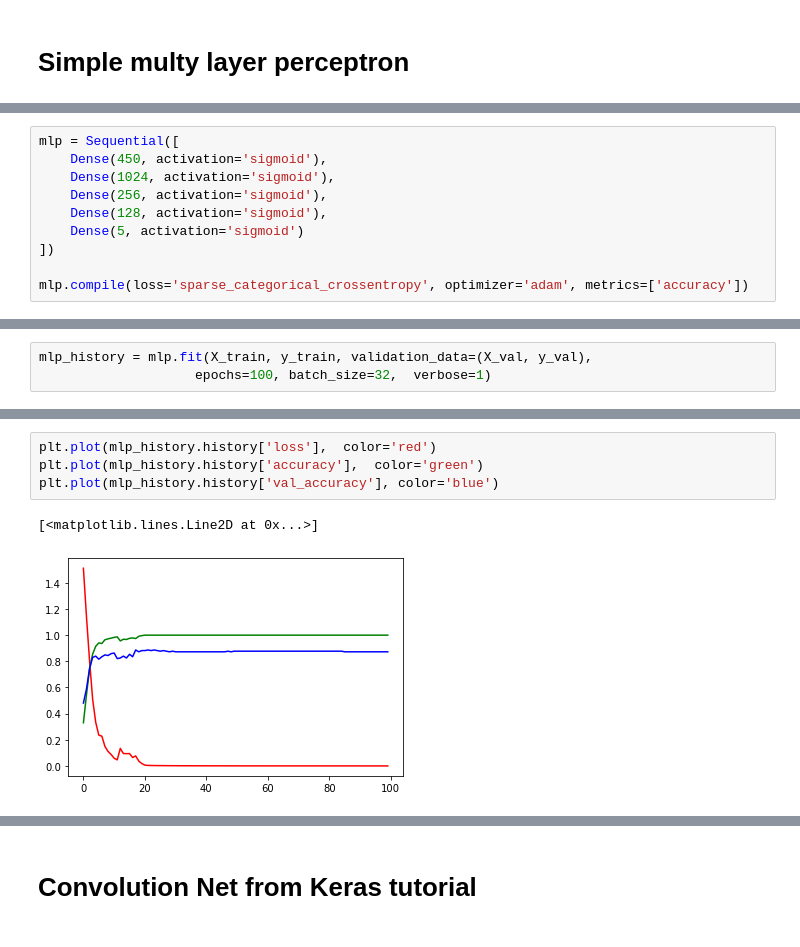
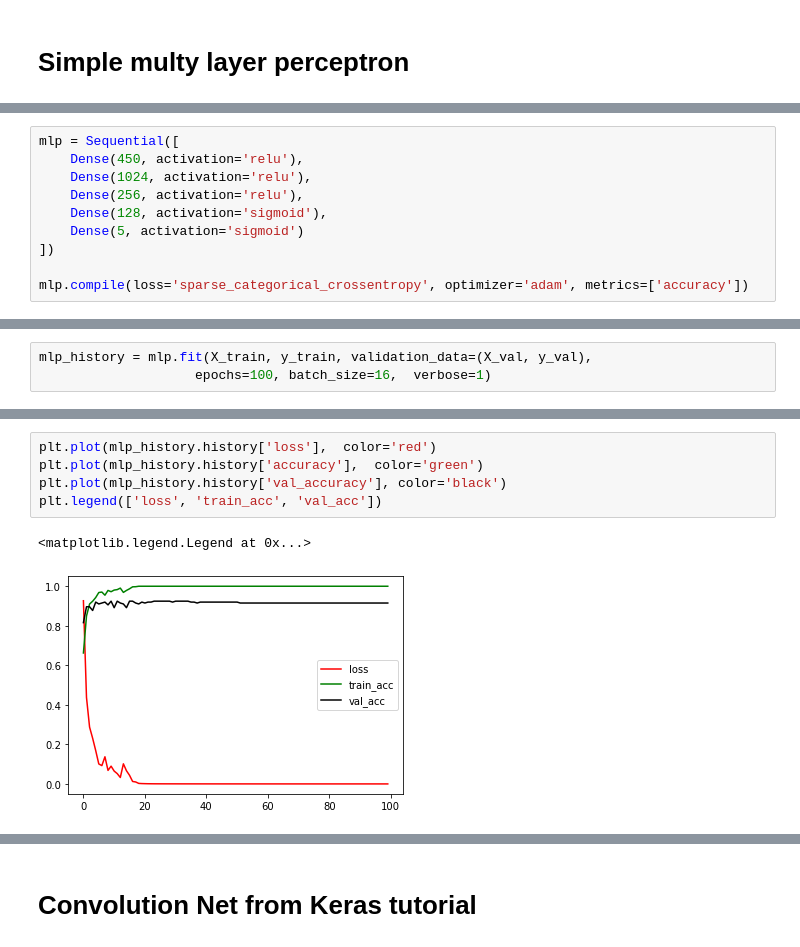
Before and after one commit to balezz/Punch_DL, a Jupyter notebook: PaperPunchDL/3_Results.ipynb, the cells around one changed output, grey strips where cells are left out. Cells and saved outputs as stored; diff of their text form.

```diff
--- a/PaperPunchDL/3_Results.ipynb
+++ b/PaperPunchDL/3_Results.ipynb
@@ -43,8 +70,8 @@ X_train, y_train, X_val, y_val = random_split_train_val(X, Y, 212)
 # %%
 mlp = Sequential([
-    Dense(450, activation='sigmoid'),
-    Dense(1024, activation='sigmoid'),
-    Dense(256, activation='sigmoid'),
+    Dense(450, activation='relu'),
+    Dense(1024, activation='relu'),
+    Dense(256, activation='relu'),
     Dense(128, activation='sigmoid'),
     Dense(5, activation='sigmoid')
 ])
@@ -53,5 +84,5 @@ mlp.compile(loss='sparse_categorical_crossentropy', optimizer='adam', metrics=['
 # %%
 mlp_history = mlp.fit(X_train, y_train, validation_data=(X_val, y_val),
-                    epochs=100, batch_size=32,  verbose=1)
+                    epochs=100, batch_size=16,  verbose=1)
 # %% [output]
 Epoch 1/100
@@ -78,7 +105,8 @@ results = mlp.evaluate(X_test, y_test, batch_size=32)
 # %%
 plt.plot(mlp_history.history['loss'],  color='red')
 plt.plot(mlp_history.history['accuracy'],  color='green')
-plt.plot(mlp_history.history['val_accuracy'], color='blue')
+plt.plot(mlp_history.history['val_accuracy'], color='black')
+plt.legend(['loss', 'train_acc', 'val_acc'])
 # %% [output]
-[<matplotlib.lines.Line2D at 0x...>]
+<matplotlib.legend.Legend at 0x...>
-[figure, old version]
+[figure, new version]
```
Also changed, not shown: parts of 48 cells of this notebook, 5 other files.
